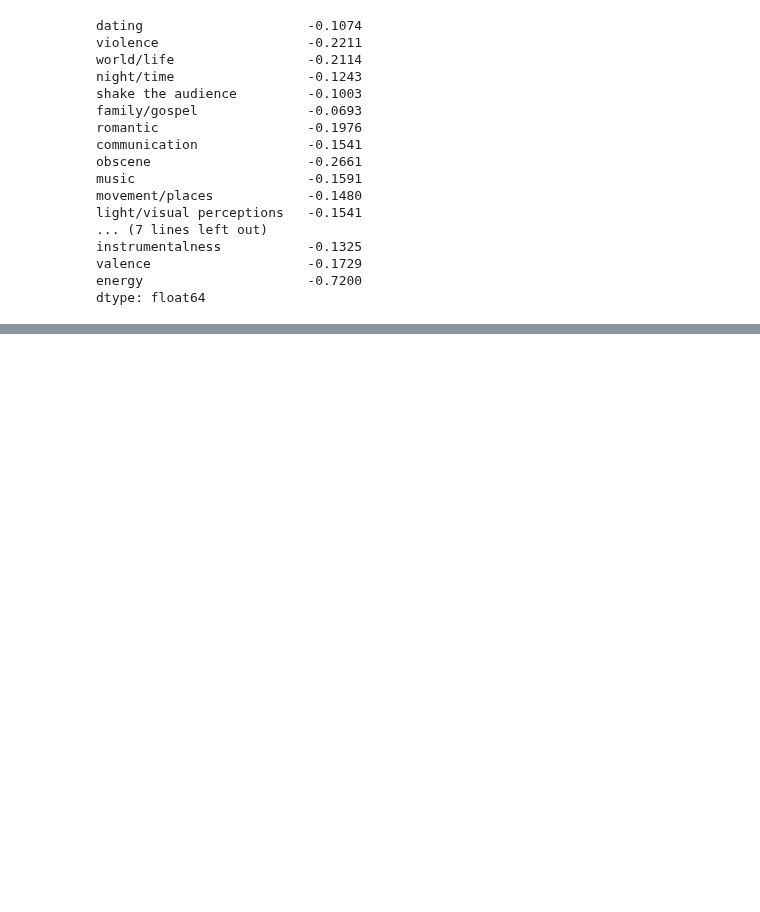
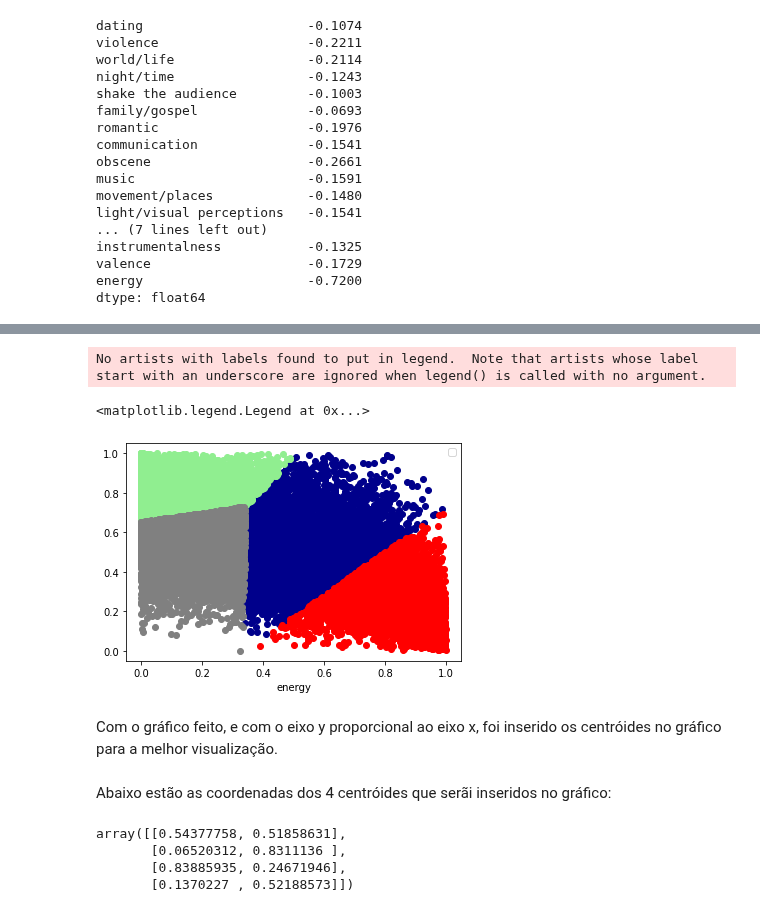
Before and after one commit to viniciusolzon/Music_Analysis, a Jupyter notebook: notebooks/dados_1950_2019.ipynb, the cells around one changed output, grey strips where cells are left out. Saved outputs shown, nothing was run; the diff lists cells and outputs as text; code cells hidden in the pictures; blank space fills up the shorter version.

```diff
--- a/notebooks/dados_1950_2019.ipynb
+++ b/notebooks/dados_1950_2019.ipynb
@@ -205,0 +290,8 @@ dtype: float64
+# %%
+scaler = MinMaxScaler()
+
+scaler.fit(df[["acousticness"]])
+df["acousticness"] = scaler.transform(df[["acousticness"]])
+
+scaler.fit(df[["energy"]])
+df["energy"] = scaler.transform(df[["energy"]])
@@ -205,0 +300,34 @@ dtype: float64
+# %%
+y_predicted = km.fit_predict(df[["acousticness", "energy"]])
+# %%
+df["cluster"] = y_predicted
+# %%
+df1 = df[df["cluster"] == 0 ]
+df2 = df[df["cluster"] == 1 ]
+df3 = df[df["cluster"] == 2 ]
+df4 = df[df["cluster"] == 3 ]
+
+plt.scatter(df1["acousticness"], df1["energy"], color = "darkblue")
+plt.scatter(df2["acousticness"], df2["energy"], color = "lightgreen")
+plt.scatter(df3["acousticness"], df3["energy"], color = "red")
+plt.scatter(df4["acousticness"], df4["energy"], color = "grey")
+
+plt.xlabel("acousticness")
+plt.xlabel("energy")
+
+plt.legend()
+# %% [output]
+No artists with labels found to put in legend.  Note that artists whose label start with an underscore are ignored when legend() is called with no argument.
+<matplotlib.legend.Legend at 0x...>
+[figure, added]
+# %% [markdown]
+Com o gráfico feito, e com o eixo y proporcional ao eixo x, foi inserido os centróides no gráfico para a melhor visualização.
+# %% [markdown]
+Abaixo estão as coordenadas dos 4 centróides que serãi inseridos no gráfico:
+# %%
+km.cluster_centers_
+# %% [output]
+array([[0.54377758, 0.51858631],
+       [0.06520312, 0.8311136 ],
+       [0.83885935, 0.24671946],
+       [0.1370227 , 0.52188573]])
```
Also changed, not shown: parts of 39 cells of this notebook, 1 other file.
